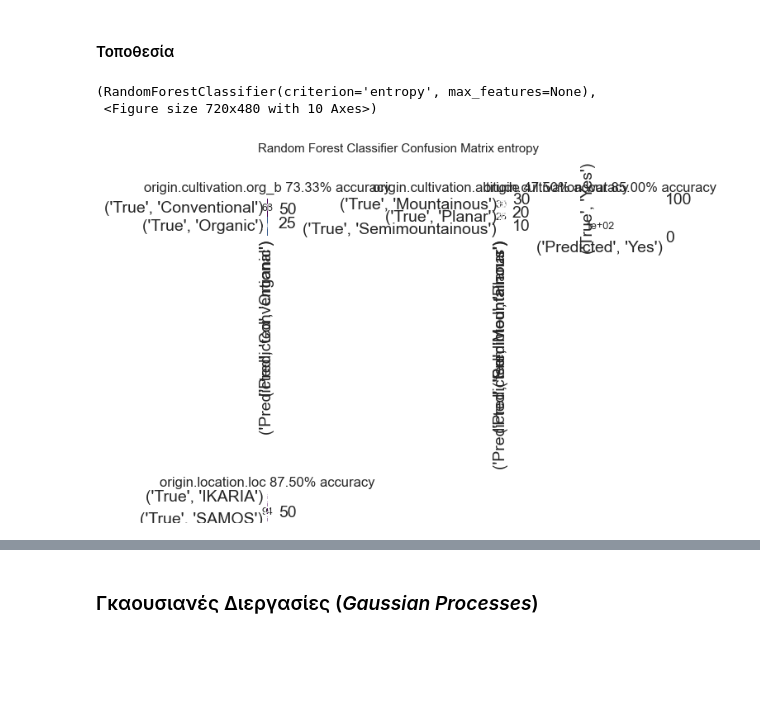
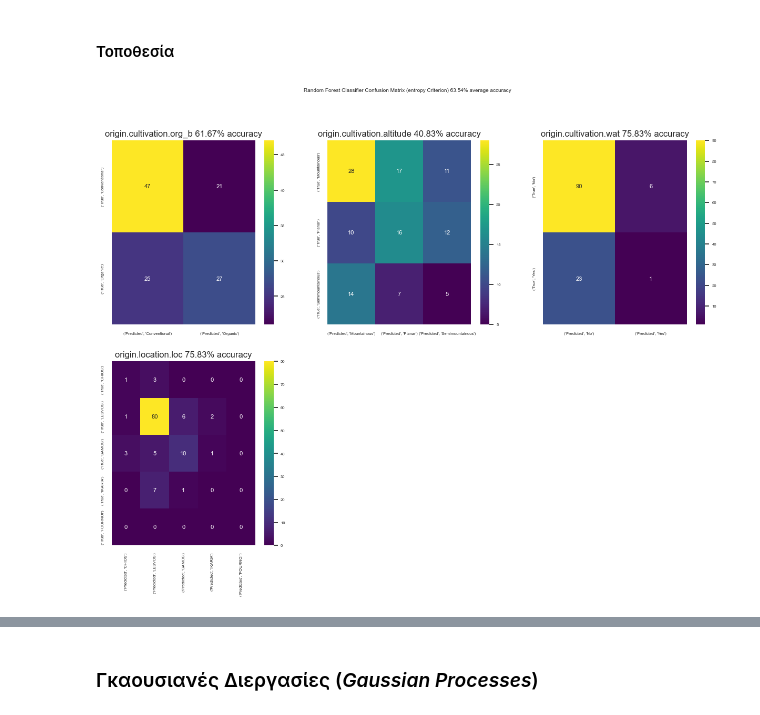
Before and after one commit to AlexRodis/olives, a Jupyter notebook: Olive Oil.ipynb, the cells around one changed output, grey strips where cells are left out. Drawn from its saved outputs; the diff is of its cells as text; code cells hidden in the pictures; blank space fills up the shorter version.

```diff
--- a/Olive Oil.ipynb
+++ b/Olive Oil.ipynb
@@ -39,6 +39,11 @@ import aesara
 # Γενικές επιλογές εμφάνισης
 pd.set_option('display.max_rows',10)
 pd.set_option('display.max_columns',30)
+
+figsize=(13,6)
+fontsize=10
+sns.set(rc={'figure.figsize':(15,10),
+           'font.size':5})
 # %%
 # Utilities
 from sklearn.preprocessing import StandardScaler
@@ -575,0 +803,2 @@ full_display_once(cdf.loc[:,_c ].describe())
+# %%
+cs = categorical_scatter(chem_indicators, all_origin_targets, cols=4, categorical='hue')
@@ -578,5 +814,20 @@ full_display_once(cdf.loc[:,_c ].describe())
 # %% [markdown]
 #### Γενικές
 # %%
-sns.heatmap(cdf.corr().applymap(np.abs), cmap='viridis', xticklabels=True, yticklabels=True)
+fig, axs = plt.subplots(nrows=3,ncols=1, sharex=True, sharey=True)
+sns.heatmap(
+    chem_indicators.corr(method='pearson').applymap(np.abs),
+    cmap='viridis', xticklabels=True, yticklabels=True, ax=axs[0])
+axs[0].set_title('Absolute Correlation Heatmap (Pearson)')
+sns.heatmap(
+    chem_indicators.corr(method='spearman').applymap(np.abs),
+    cmap='viridis', xticklabels=True, yticklabels=True, ax=axs[1])
+axs[1].set_title('Absolute Correlation Heatmap (Spearman)')
+sns.heatmap(
+    chem_indicators.corr(method='kendall').applymap(np.abs),
+    cmap='viridis', xticklabels=True, yticklabels=True, ax=axs[2])
+axs[2].set_title('Absolute Correlation Heatmap (Kendall)')
+fig.set_figheight(20)
+fig.set_figwidth(20)
+plt.show()
 # %% [output]
@@ -639,7 +871,9 @@ model = pca(normalize=True)
 
 # Fit transform
 
-results = model.fit_transform(chem_indicators.values, col_labels = tidy_multiindex(chem_indicators).columns.values, row_labels=tidy_multiindex(origin_targets).replace(r_core_mappings).iloc[:,-2].values)
+results = model.fit_transform(
+    chem_indicators.values, col_labels = tidy_multiindex(chem_indicators).columns.values,
+    row_labels=tidy_multiindex(origin_targets).replace(r_core_mappings).iloc[:,-2].values)
 
 # Plot the explained variance
 model.plot()
@@ -680,35 +917,37 @@ sns.heatmap(model.results['loadings'].applymap(np.abs).T,cmap='viridis', xtickla
 # %%
 def rand_forest(train_data:tuple=(None, None), test_data:tuple =(None, None),
                 criterion:str='entropy', n_estimators:int=100):
-
+    sns.set(font_scale=0.5)
     X_train, Y_train = train_data
     X_test, Y_test = test_data
     model = RandomForestClassifier(criterion='entropy', max_features=None, n_estimators=n_estimators)
     c_matrix= {}
     accs = {}
     for col in Y_train.columns:
         model.fit(X_train, Y_train.loc[:,col])
         levels = Y_train.loc[:, col].unique()
         Y_hat = pd.DataFrame(data=model.predict(X_test))
         c_matrix[col] = pd.DataFrame(data=confusion_matrix(Y_test.loc[:,col], Y_hat, labels=Y_train.loc[:,col].unique()),
                                      index = [('True', level) for level in levels], columns = [('Predicted', level) for level in levels] )
         accs[col] = sklearn.metrics.accuracy_score(Y_test.loc[:,col], Y_hat)
     rows=math.ceil(Y_train.shape[1]/3)
     fig, axs = plt.subplots(nrows=rows, ncols=3)
-    fig.suptitle(f"Random Forest Classifier Confusion Matrix {criterion}")
+    fig.suptitle(f"Random Forest Classifier Confusion Matrix ({criterion} Criterion)"+\
+                  " {:.2%}".format(np.average(list(v for k,v in accs.items()) ))+" average accuracy")
     for (i,j), (var, matrix) in itertools.zip_longest(product(range(rows), range(3)), c_matrix.items(), fillvalue=(None, None)):
         if matrix is not None:
-            sns.heatmap(c_matrix[var], annot=True, cmap='viridis', ax=axs[i,j])
+            sns.heatmap(c_matrix[var], annot=True, cmap='viridis', ax=axs[i,j], annot_kws={"size": 8})
             axs[i,j].set_title(("{} {:.2f}% accuracy".format(var, accs[var]*100)), fontsize=12)
         else:
             axs[i,j].axis('off')
     return model, fig
-Xtr, Xte, Ytr, Yte = train_test_split(chem_indicators, tidy_multiindex(origin_targets), random_state=44)
+pc = sklearn.decomposition.PCA(n_components=.95).fit_transform(chem_indicators)
+chems = pd.DataFrame(data=pc, columns=list("Principal Ax {}".format(i) for i in range(1, pc.shape[1]+1)   ))
+Xtr, Xte, Ytr, Yte = train_test_split(chems, tidy_multiindex(origin_targets), random_state=2)
 rand_forest((Xtr, Ytr), (Xte, Yte))
+plt.show()
 # %% [output]
-(RandomForestClassifier(criterion='entropy', max_features=None),
- <Figure size 720x480 with 10 Axes>)
-[figure, old version]
+[figure, new version]
 # %%
 def preprocessing_data(data:pd.DataFrame,predictors:typing.Optional[typing.Callable]=None,
                            targets:typing.Optional[typing.Callable] = None ,
```
Also changed, not shown: parts of 48 cells of this notebook.
